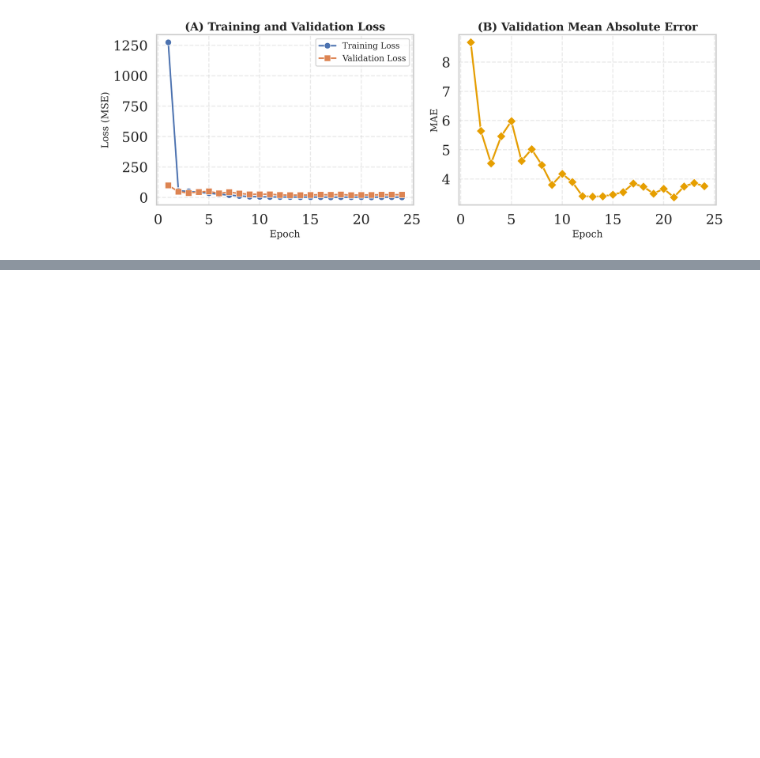
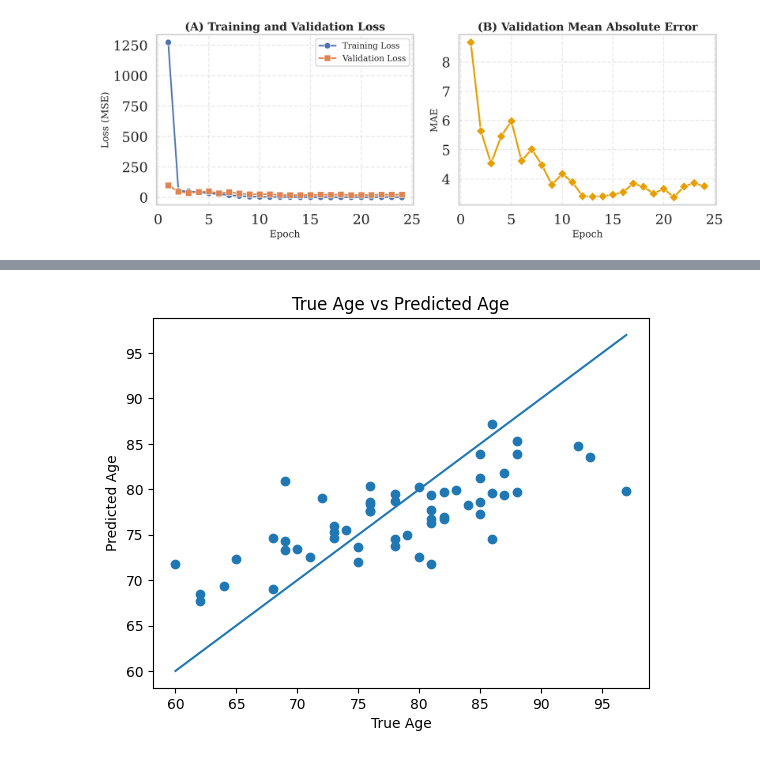
Before and after one commit to Dr-andai/oasis_resnet, a Jupyter notebook: notebooks/results.ipynb, the cells around one changed output, grey strips where cells are left out. Saved outputs shown, nothing was run; the diff lists cells and outputs as text; code cells hidden in the pictures; blank space fills up the shorter version.

```diff
--- a/notebooks/results.ipynb
+++ b/notebooks/results.ipynb
@@ -54,0 +85,12 @@ predicted_ages = df_inference['predicted_age'].values
+# %%
+# Plot: True vs Predicted Scatter
+plt.figure()
+plt.scatter(true_ages, predicted_ages)
+plt.title("True Age vs Predicted Age")
+plt.xlabel("True Age")
+plt.ylabel("Predicted Age")
+plt.plot([true_ages.min(), true_ages.max()],
+         [true_ages.min(), true_ages.max()])
+plt.show()
+# %% [output]
+[figure, added]
```
Also changed, not shown: parts of 9 cells of this notebook, 14 other files.
